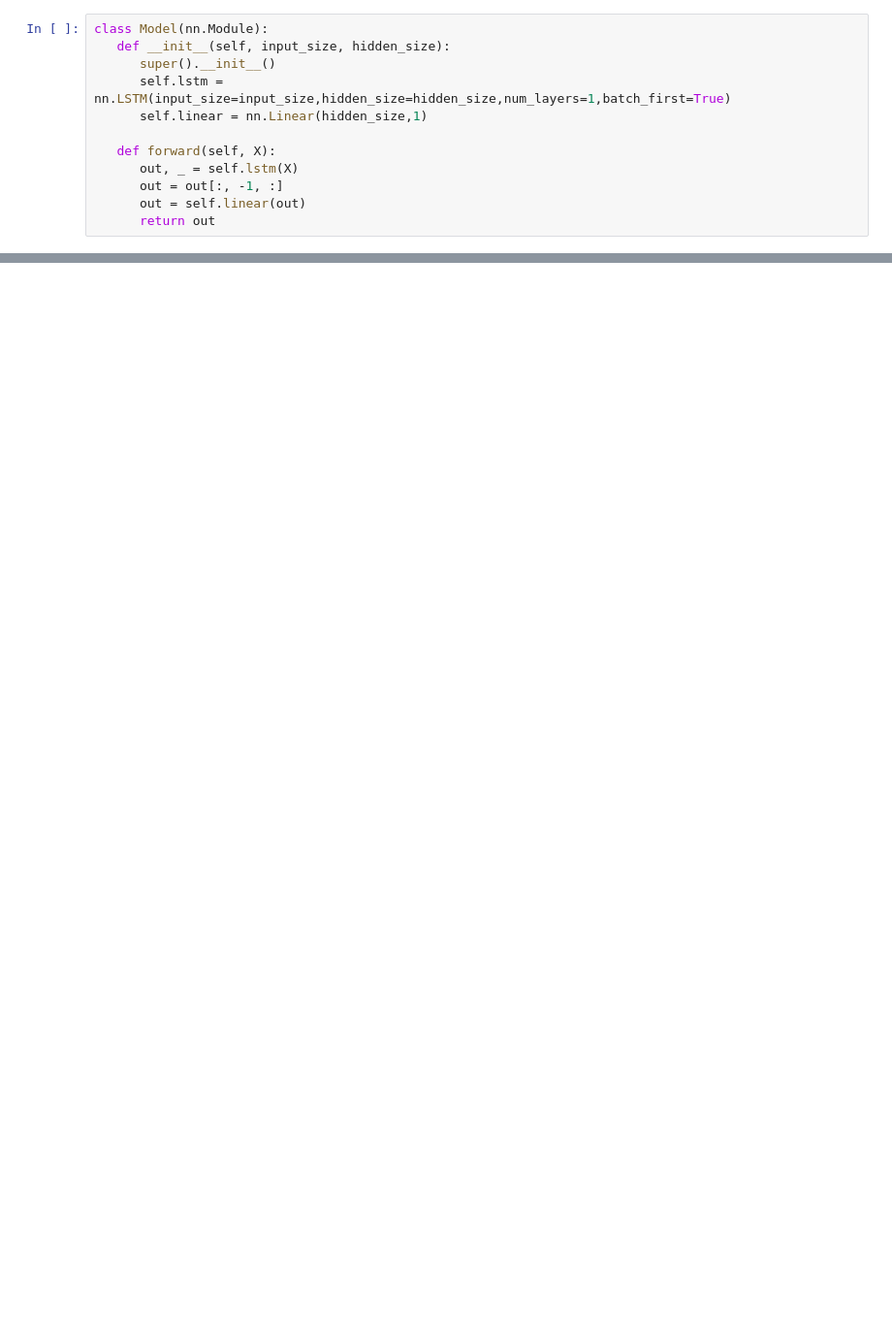
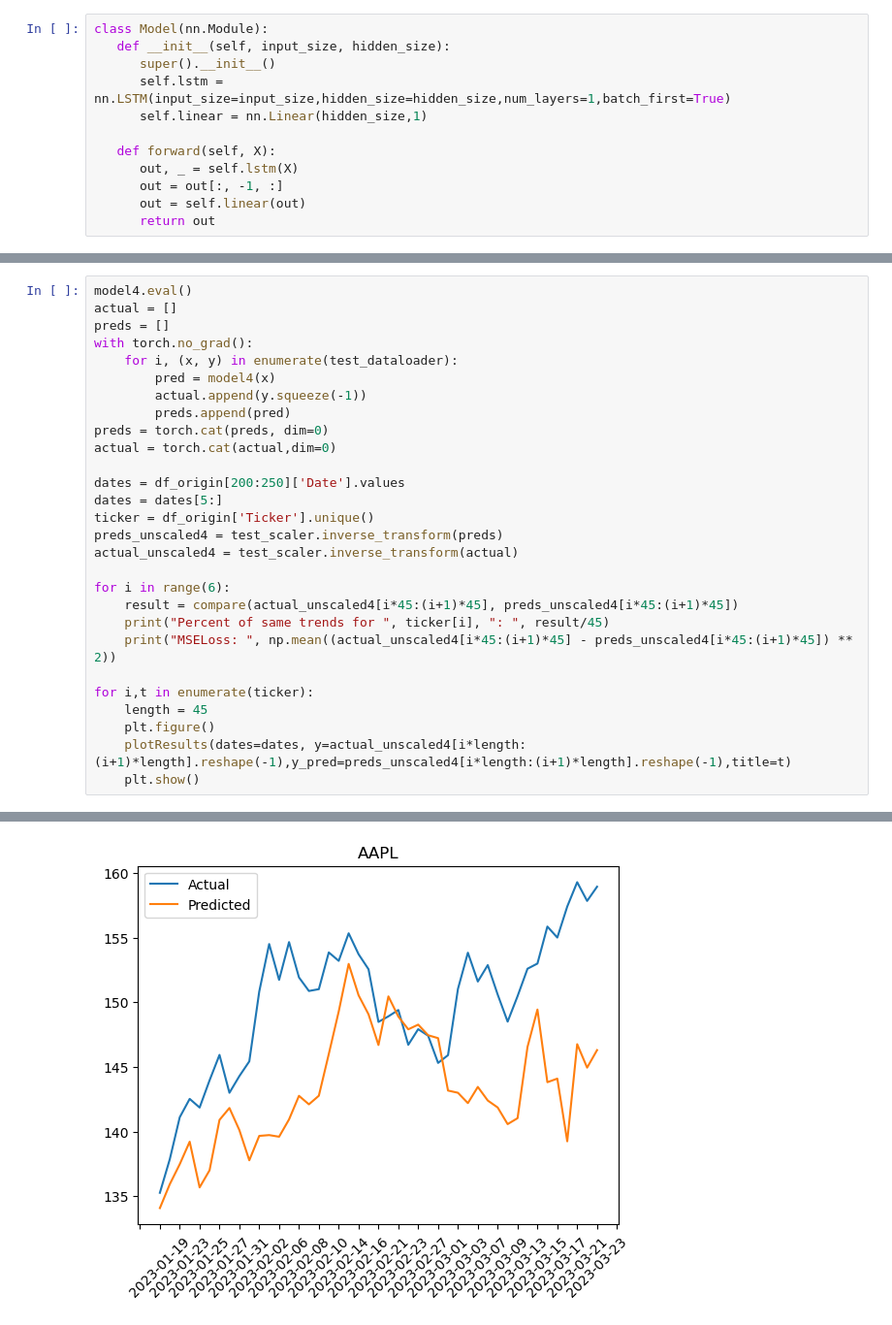
Before and after one commit to ChaelynnLynnKim/Stock-Price-Prediction, a Jupyter notebook: training_lstm.ipynb, the cells around one changed output, grey strips where cells are left out. Shown at 97% size. Saved outputs shown, nothing was run; the diff lists cells and outputs as text; blank space fills up the shorter version.

```diff
--- a/training_lstm.ipynb
+++ b/training_lstm.ipynb
@@ -170,0 +448,29 @@ for i,t in enumerate(ticker):
+# %%
+model4.eval()
+actual = []
+preds = []
+with torch.no_grad():
+    for i, (x, y) in enumerate(test_dataloader):
+        pred = model4(x)
+        actual.append(y.squeeze(-1))
+        preds.append(pred)
+preds = torch.cat(preds, dim=0)
+actual = torch.cat(actual,dim=0)
+
+dates = df_origin[200:250]['Date'].values
+dates = dates[5:]
+ticker = df_origin['Ticker'].unique()
+preds_unscaled4 = test_scaler.inverse_transform(preds)
+actual_unscaled4 = test_scaler.inverse_transform(actual)
+
+for i in range(6):
+    result = compare(actual_unscaled4[i*45:(i+1)*45], preds_unscaled4[i*45:(i+1)*45])
+    print("Percent of same trends for ", ticker[i], ": ", result/45)
+    print("MSELoss: ", np.mean((actual_unscaled4[i*45:(i+1)*45] - preds_unscaled4[i*45:(i+1)*45]) ** 2))
+
+for i,t in enumerate(ticker):
+    length = 45
+    plt.figure()
+    plotResults(dates=dates, y=actual_unscaled4[i*length:(i+1)*length].reshape(-1),y_pred=preds_unscaled4[i*length:(i+1)*length].reshape(-1),title=t)
+    plt.show()
+# %% [output]
@@ -170,0 +489 @@ for i,t in enumerate(ticker):
+[figure, added]
```
Also changed, not shown: parts of 17 cells of this notebook.
